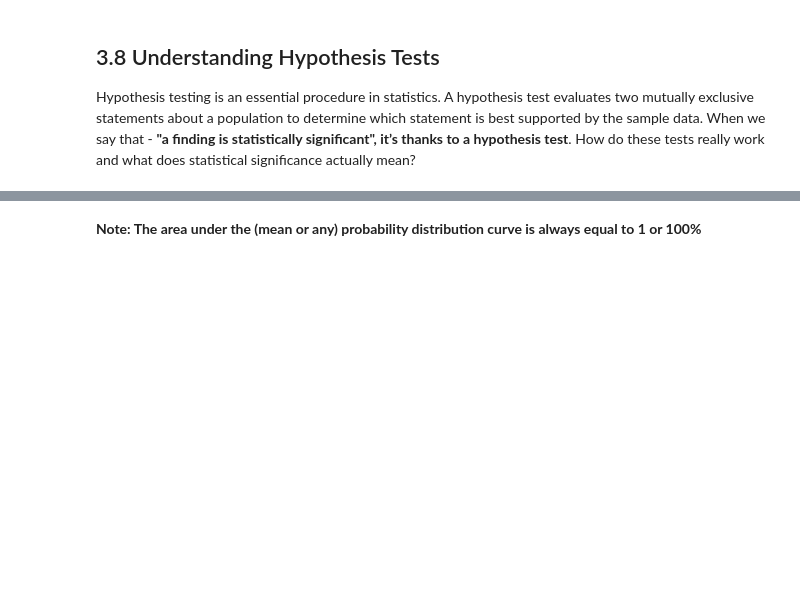
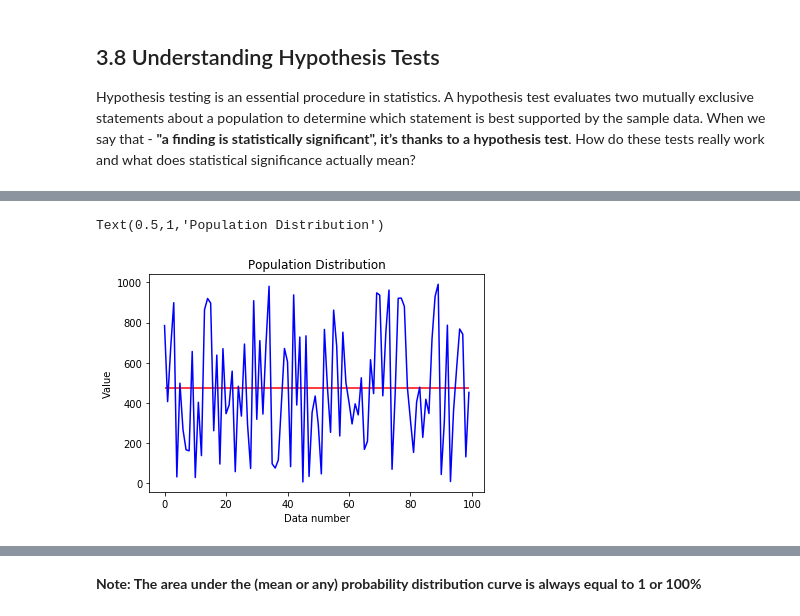
Before and after one commit to tlcod/JNotebooks, a Jupyter notebook: NB1/NB1_Data_Preprocessing_and_EDA.ipynb, the cells around one changed output, grey strips where cells are left out. Drawn from its saved outputs; the diff is of its cells as text; code cells hidden in the pictures; blank space fills up the shorter version.

```diff
--- a/NB1/NB1_Data_Preprocessing_and_EDA.ipynb
+++ b/NB1/NB1_Data_Preprocessing_and_EDA.ipynb
@@ -1758,0 +1798,12 @@ sample_mean_probability_distribution(l, 2)
+# %%
+l = np.random.randint(low=1, high=1000, size=100)
+x = [i for i in range(0, len(l), 1)]
+plt.plot(x, l, color='b')
+population_mean = sum(l)/len(l)
+plt.hlines(population_mean, x[0], x[-1], color='r')
+plt.ylabel('Value')
+plt.xlabel('Data number')
+plt.title('Population Distribution')
+# %% [output]
+Text(0.5,1,'Population Distribution')
+[figure, added]
```
Also changed, not shown: parts of 30 cells of this notebook.
